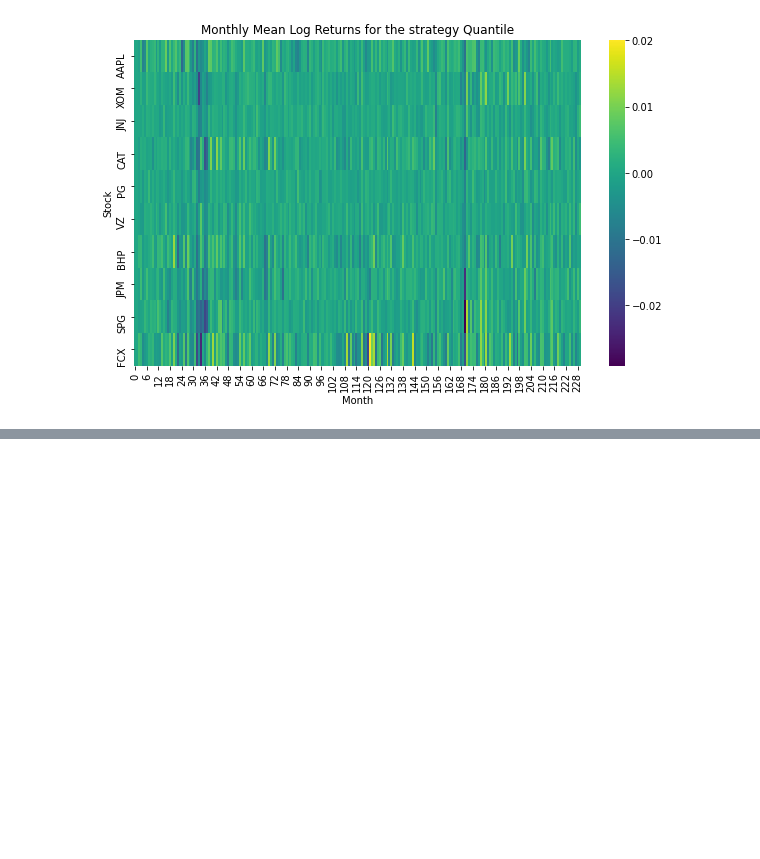
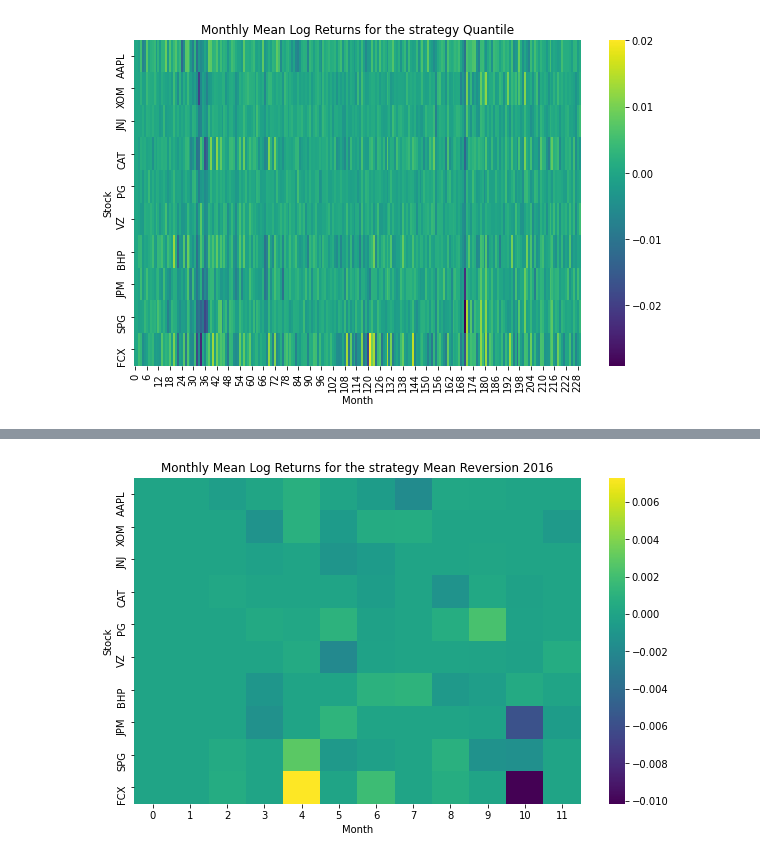
Before and after one commit to ethantrentin/Markets-Physic, a Jupyter notebook: TP2.ipynb, the cells around one changed output, grey strips where cells are left out. Saved outputs shown, nothing was run; the diff lists cells and outputs as text; code cells hidden in the pictures; blank space fills up the shorter version.

```diff
--- a/TP2.ipynb
+++ b/TP2.ipynb
@@ -673,0 +680,5 @@ plot_heatmap_strategy(tickers, df, signals_3, "Quantile")
+# %%
+signals_2_2016 = mean_revert_strategy(df_2016, tickers, 50, 2)
+plot_heatmap_strategy(tickers, df_2016, signals_2_2016, "Mean Reversion 2016")
+# %% [output]
+[figure, added]
```
Also changed, not shown: parts of 2 cells of this notebook.
